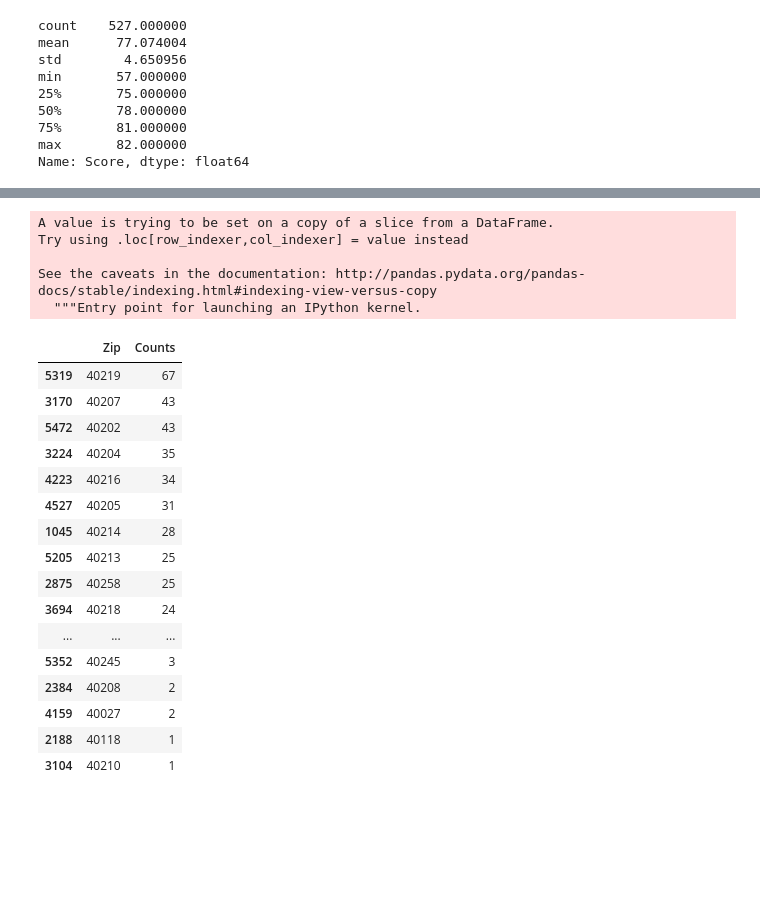
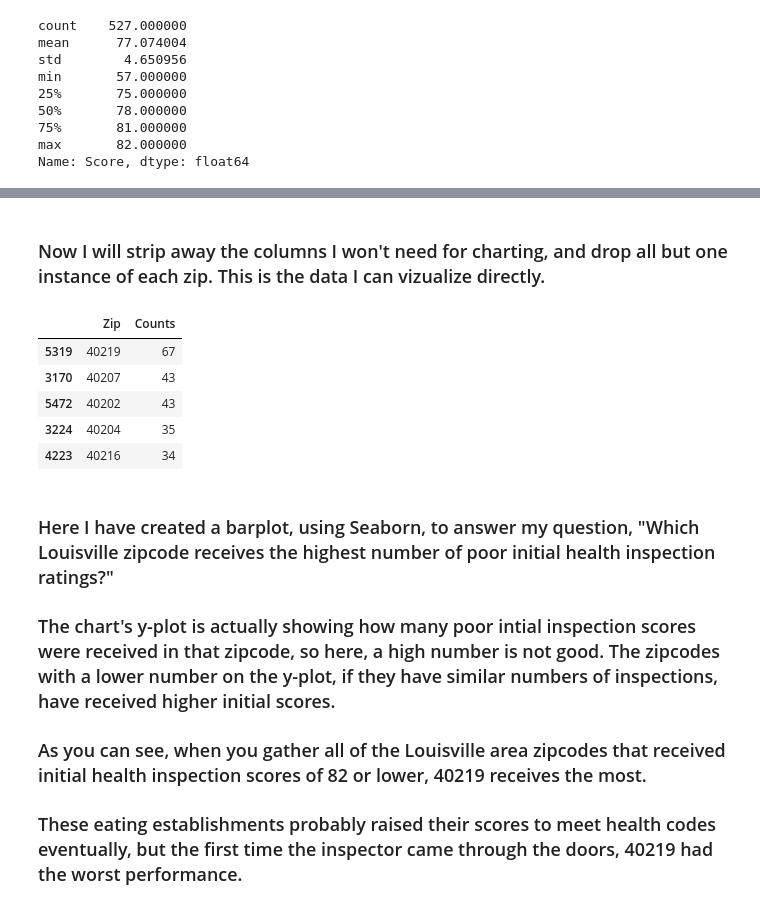
Before and after one commit to jordan-cole/Lou_Health_Inpections, a Jupyter notebook: Health Inspection Data Analysis.ipynb, the cells around one changed output, grey strips where cells are left out. Cells and saved outputs as stored; diff of their text form; code cells hidden in the pictures; blank space fills up the shorter version.

```diff
--- a/Health Inspection Data Analysis.ipynb
+++ b/Health Inspection Data Analysis.ipynb
@@ -312,5 +307,5 @@ Name: Score, dtype: float64
 # %%
-lows = df[df.Score <= 82]
+lows = df[df.Score <= 82].copy()
 lows['Score'].describe()
 # %% [output]
 count    527.000000
@@ -325,36 +345,25 @@ Name: Score, dtype: float64
+# %% [markdown]
+### Now I will strip away the columns I won't need for charting, and drop all but one instance of each zip. This is the data I can vizualize directly.
 # %%
-lows['Counts'] = lows.groupby(['Zip'])['Zip'].transform('count')
-
 lowviz = lows[['Zip','Counts']]
 
 lowviz = lowviz.drop_duplicates(subset=['Zip'], keep='first')
 
 lowviz = lowviz.sort_values(by=['Counts'], ascending=False)
 
-lowviz
+lowviz.head()
 # %% [output]
-A value is trying to be set on a copy of a slice from a DataFrame.
-Try using .loc[row_indexer,col_indexer] = value instead
-
-See the caveats in the documentation: http://pandas.pydata.org/pandas-docs/stable/indexing.html#indexing-view-versus-copy
-  """Entry point for launching an IPython kernel.
 |  | Zip | Counts |
 | 5319 | 40219 | 67 |
 | 3170 | 40207 | 43 |
 | 5472 | 40202 | 43 |
 | 3224 | 40204 | 35 |
 | 4223 | 40216 | 34 |
-| 4527 | 40205 | 31 |
-| 1045 | 40214 | 28 |
-| 5205 | 40213 | 25 |
-| 2875 | 40258 | 25 |
-| 3694 | 40218 | 24 |
-| ... | ... | ... |
-| 5352 | 40245 | 3 |
-| 2384 | 40208 | 2 |
-| 4159 | 40027 | 2 |
-| 2188 | 40118 | 1 |
-| 3104 | 40210 | 1 |
+# %% [markdown]
+### Here I have created a barplot, using Seaborn, to answer my question, "Which Louisville zipcode receives the highest number of poor initial health inspection ratings?"
+### The chart's y-plot is actually showing how many poor intial inspection scores were received in that zipcode, so here, a high number is not good. The zipcodes with a lower number on the y-plot, if they have similar numbers of inspections, have received higher initial scores.
+### As you can see, when you gather all of the Louisville area zipcodes that received initial health inspection scores of 82 or lower, 40219 receives the most.
+### These eating establishments probably raised their scores to meet health codes eventually, but the first time the inspector came through the doors, 40219 had the worst performance.
 # %%
 sns.set(style='whitegrid')
 plt.figure(figsize=(22,8))
```
Also changed, not shown: parts of 22 cells of this notebook, 2 other files.
